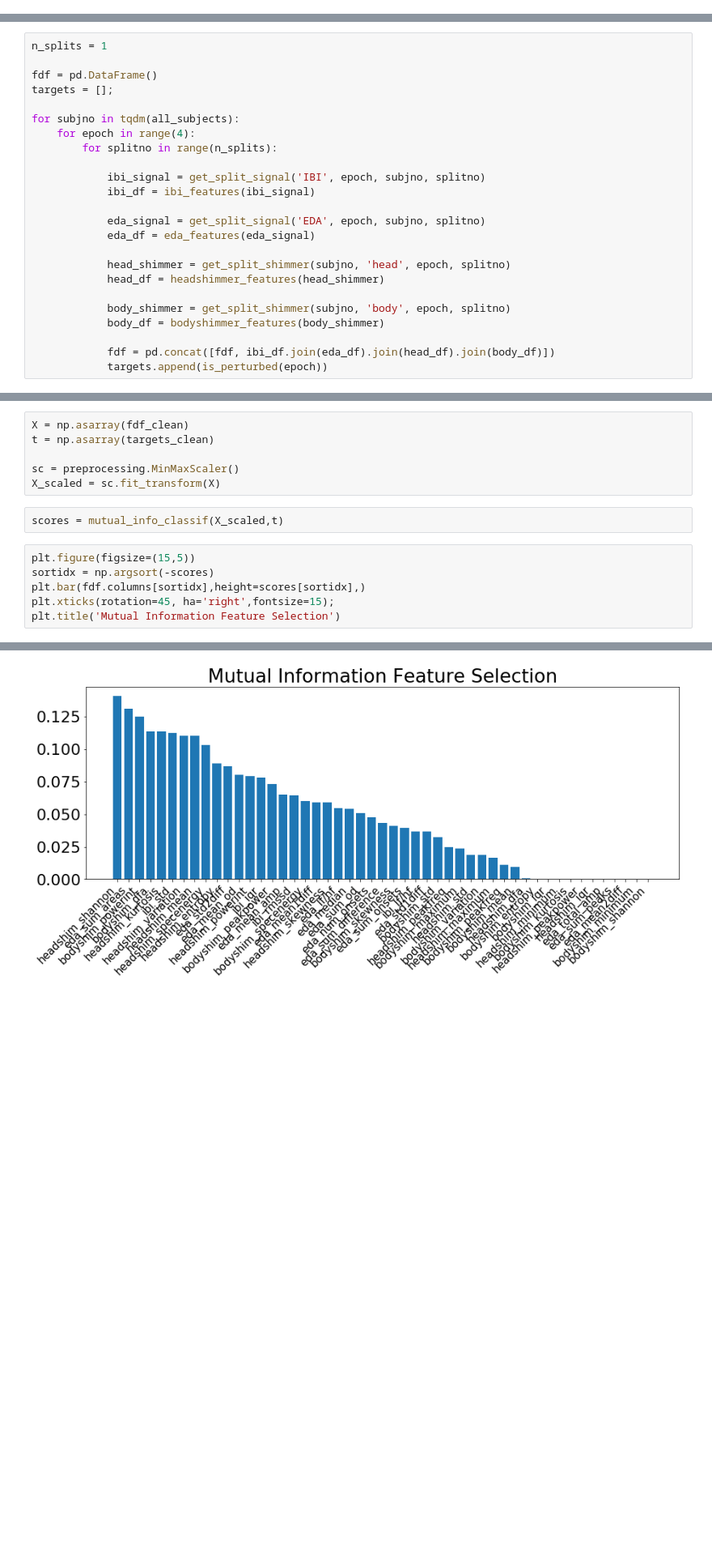
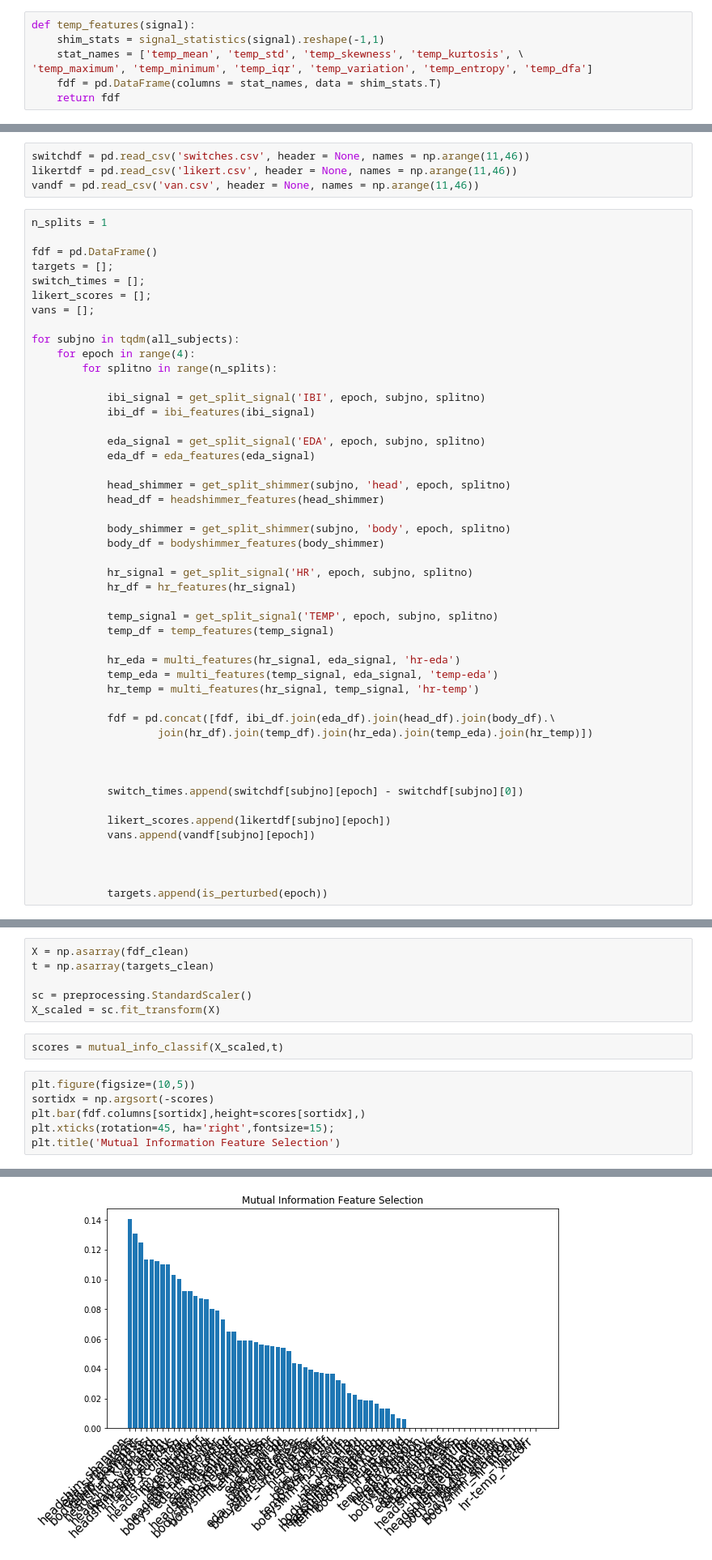
Before and after one commit to vedantchandra/hsl_python, a Jupyter notebook: 10_combined_classifier.ipynb, the cells around one changed output, grey strips where cells are left out. Shown at 81% size. Drawn from its saved outputs; the diff is of its cells as text; blank space fills up the shorter version.

```diff
--- a/10_combined_classifier.ipynb
+++ b/10_combined_classifier.ipynb
@@ -339,10 +435,24 @@ def headshimmer_features(signal):
+# %%
+def temp_features(signal):
+    shim_stats = signal_statistics(signal).reshape(-1,1)
+    stat_names = ['temp_mean', 'temp_std', 'temp_skewness', 'temp_kurtosis', \
+'temp_maximum', 'temp_minimum', 'temp_iqr', 'temp_variation', 'temp_entropy', 'temp_dfa']
+    fdf = pd.DataFrame(columns = stat_names, data = shim_stats.T)
+    return fdf
 # %% [markdown]
 ## Compute Features
+# %%
+switchdf = pd.read_csv('switches.csv', header = None, names = np.arange(11,46))
+likertdf = pd.read_csv('likert.csv', header = None, names = np.arange(11,46))
+vandf = pd.read_csv('van.csv', header = None, names = np.arange(11,46))
 # %%
 n_splits = 1
 
 fdf = pd.DataFrame()
 targets = [];
+switch_times = [];
+likert_scores = [];
+vans = [];
 
 for subjno in tqdm(all_subjects):
     for epoch in range(4):
@@ -360,7 +470,28 @@ for subjno in tqdm(all_subjects):
             body_shimmer = get_split_shimmer(subjno, 'body', epoch, splitno)
             body_df = bodyshimmer_features(body_shimmer)
 
-            fdf = pd.concat([fdf, ibi_df.join(eda_df).join(head_df).join(body_df)])
+            hr_signal = get_split_signal('HR', epoch, subjno, splitno)
+            hr_df = hr_features(hr_signal)
+
+            temp_signal = get_split_signal('TEMP', epoch, subjno, splitno)
+            temp_df = temp_features(temp_signal)
+
+            hr_eda = multi_features(hr_signal, eda_signal, 'hr-eda')
+            temp_eda = multi_features(temp_signal, eda_signal, 'temp-eda')
+            hr_temp = multi_features(hr_signal, temp_signal, 'hr-temp')
+
+            fdf = pd.concat([fdf, ibi_df.join(eda_df).join(head_df).join(body_df).\
+                    join(hr_df).join(temp_df).join(hr_eda).join(temp_eda).join(hr_temp)])
+
+
+
+            switch_times.append(switchdf[subjno][epoch] - switchdf[subjno][0])
+
+            likert_scores.append(likertdf[subjno][epoch])
+            vans.append(vandf[subjno][epoch])
+
+
+
             targets.append(is_perturbed(epoch))
 # %% [output]
 mising shimmer data. skipping...
@@ -406,16 +718,16 @@ from sklearn.metrics import roc_curve, auc, precision_recall_curve, f1_score
 X = np.asarray(fdf_clean)
 t = np.asarray(targets_clean)
 
-sc = preprocessing.MinMaxScaler()
+sc = preprocessing.StandardScaler()
 X_scaled = sc.fit_transform(X)
 # %%
 scores = mutual_info_classif(X_scaled,t)
 # %%
-plt.figure(figsize=(15,5))
+plt.figure(figsize=(10,5))
 sortidx = np.argsort(-scores)
 plt.bar(fdf.columns[sortidx],height=scores[sortidx],)
 plt.xticks(rotation=45, ha='right',fontsize=15);
 plt.title('Mutual Information Feature Selection')
 # %% [output]
 Text(0.5, 1.0, 'Mutual Information Feature Selection')
-[figure, old version]
+[figure, new version]
```
Also changed, not shown: parts of 56 cells of this notebook, 32 other files.
